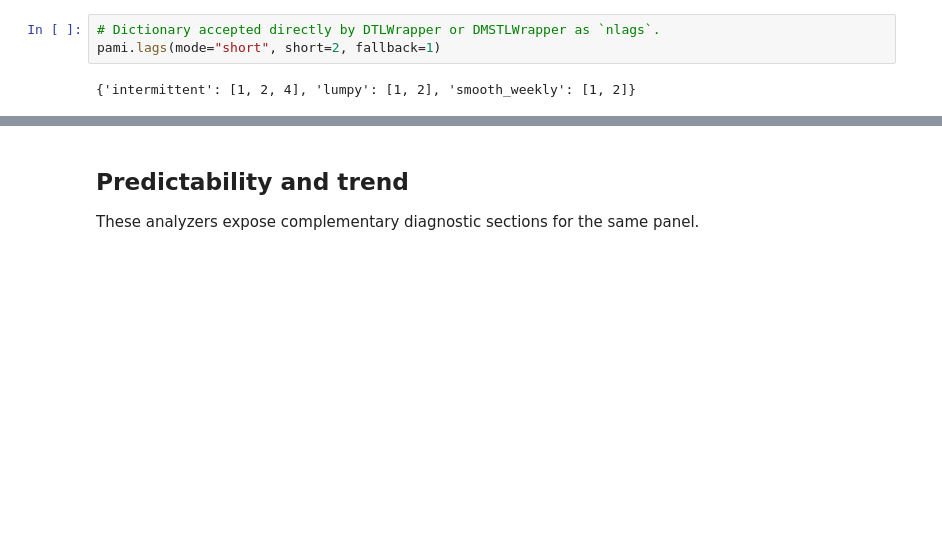
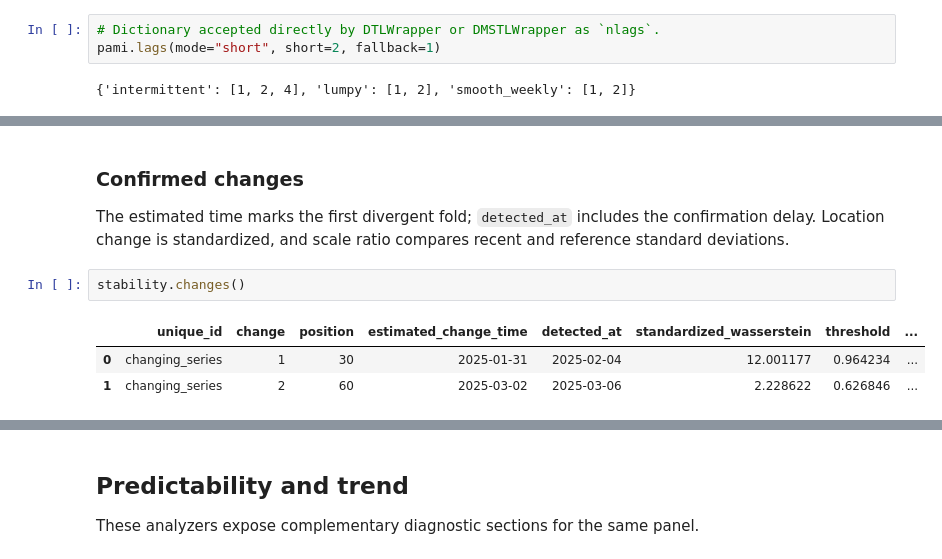
Before and after one commit to heylucasleao/tinyshift, a Jupyter notebook: tinyshift/examples/diagnostic.ipynb, the cells around one changed output, grey strips where cells are left out. Saved outputs shown, nothing was run; the diff lists cells and outputs as text; blank space fills up the shorter version.

```diff
--- a/tinyshift/examples/diagnostic.ipynb
+++ b/tinyshift/examples/diagnostic.ipynb
@@ -141,0 +192,12 @@ pami.lags(mode="short", short=2, fallback=1)
+# %% [markdown]
+### Confirmed changes
+
+The estimated time marks the first divergent fold; `detected_at` includes
+the confirmation delay. Location change is standardized, and scale ratio
+compares recent and reference standard deviations.
+# %%
+stability.changes()
+# %% [output]
+|  | unique_id | change | position | estimated_change_time | detected_at | standardized_wasserstein | threshold | ... |
+| 0 | changing_series | 1 | 30 | 2025-01-31 | 2025-02-04 | 12.001177 | 0.964234 | ... |
+| 1 | changing_series | 2 | 60 | 2025-03-02 | 2025-03-06 | 2.228622 | 0.626846 | ... |
```
Also changed, not shown: parts of 9 cells of this notebook, 7 other files.
